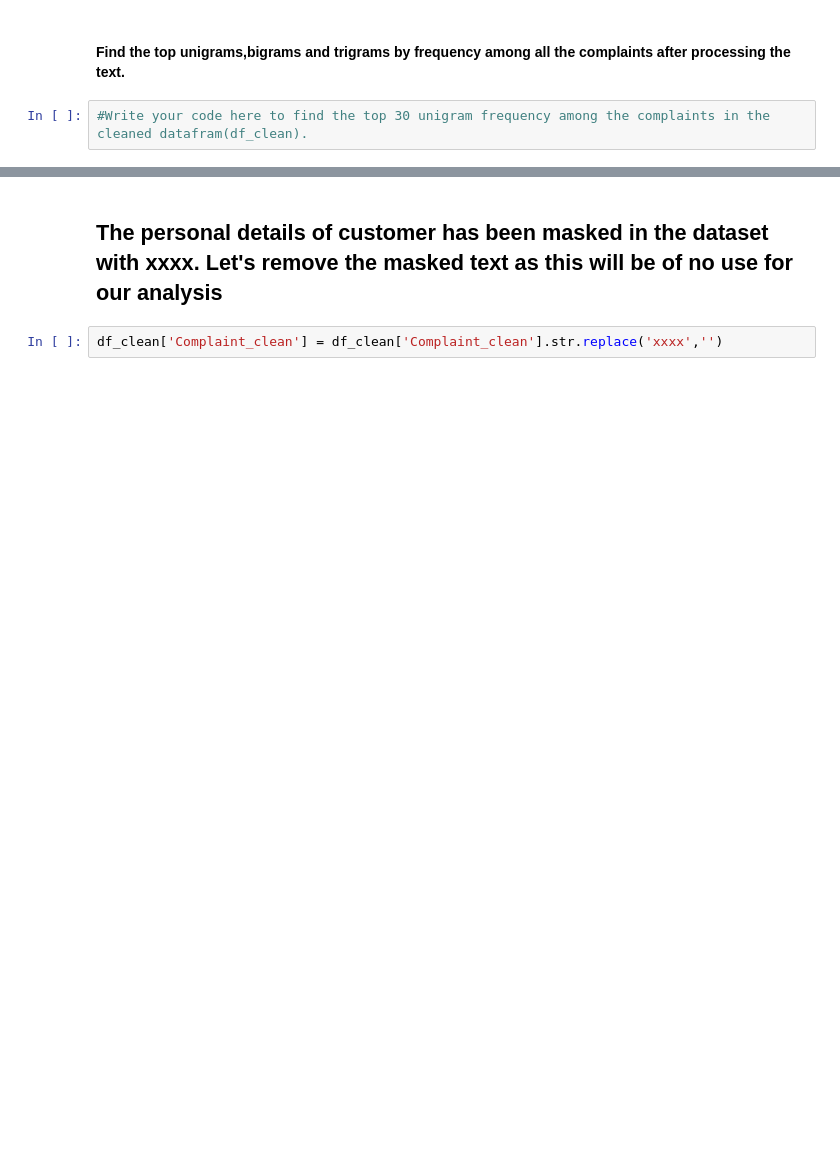
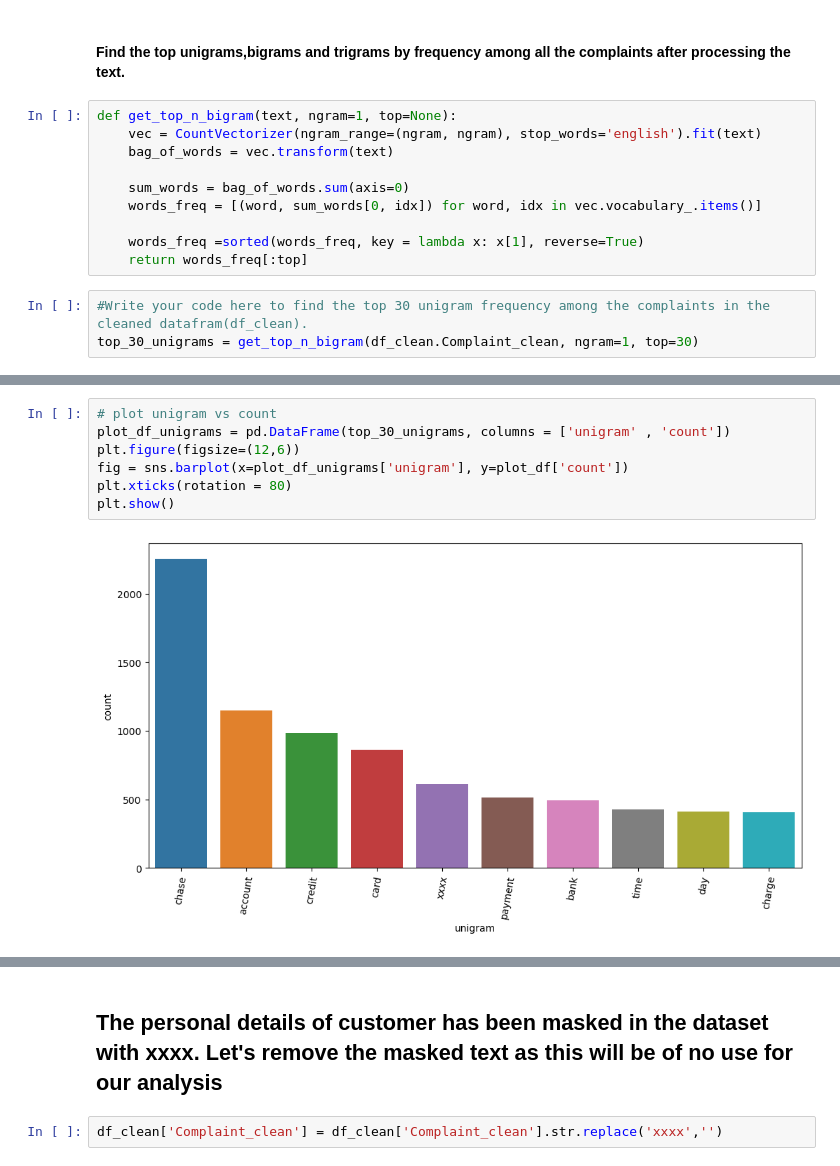
Before and after one commit to SanjayaKumarSahoo/automatic-ticket-classification, a Jupyter notebook: Automatic_Ticket_Classification_Assignment.ipynb, the cells around one changed output, grey strips where cells are left out. Cells and saved outputs as stored; diff of their text form; blank space fills up the shorter version.

```diff
--- a/Automatic_Ticket_Classification_Assignment.ipynb
+++ b/Automatic_Ticket_Classification_Assignment.ipynb
@@ -338,6 +383,17 @@ df_clean['Complaint_clean'] = df_clean['complaint_POS_removed'].str.replace('-PR
 # %% [markdown]
 #### Find the top unigrams,bigrams and trigrams by frequency among all the complaints after processing the text.
+# %%
+def get_top_n_bigram(text, ngram=1, top=None):
+    vec = CountVectorizer(ngram_range=(ngram, ngram), stop_words='english').fit(text)
+    bag_of_words = vec.transform(text)
+
+    sum_words = bag_of_words.sum(axis=0)
+    words_freq = [(word, sum_words[0, idx]) for word, idx in vec.vocabulary_.items()]
+
+    words_freq =sorted(words_freq, key = lambda x: x[1], reverse=True)
+    return words_freq[:top]
 # %%
 #Write your code here to find the top 30 unigram frequency among the complaints in the cleaned datafram(df_clean).
+top_30_unigrams = get_top_n_bigram(df_clean.Complaint_clean, ngram=1, top=30)
 # %%
 #Print the top 10 words in the unigram frequency
@@ -344,2 +413,11 @@ df_clean['Complaint_clean'] = df_clean['complaint_POS_removed'].str.replace('-PR
+# %%
+# plot unigram vs count
+plot_df_unigrams = pd.DataFrame(top_30_unigrams, columns = ['unigram' , 'count'])
+plt.figure(figsize=(12,6))
+fig = sns.barplot(x=plot_df_unigrams['unigram'], y=plot_df['count'])
+plt.xticks(rotation = 80)
+plt.show()
+# %% [output]
+[figure, added]
 # %%
 #Write your code here to find the top 30 bigram frequency among the complaints in the cleaned datafram(df_clean).
```
Also changed, not shown: parts of 16 cells of this notebook.
